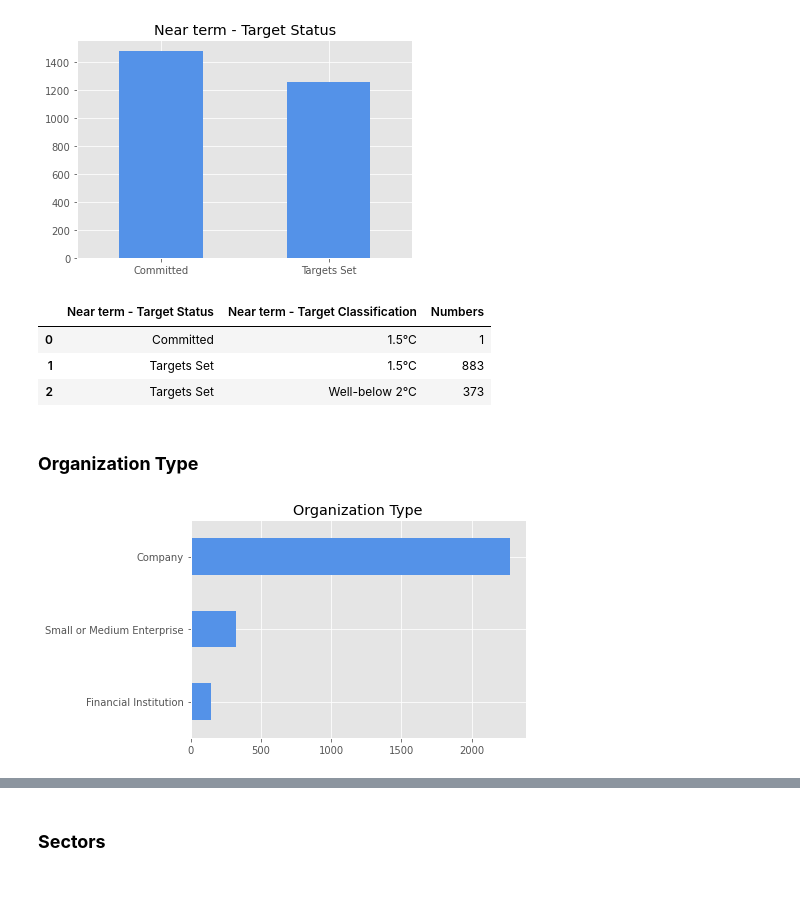
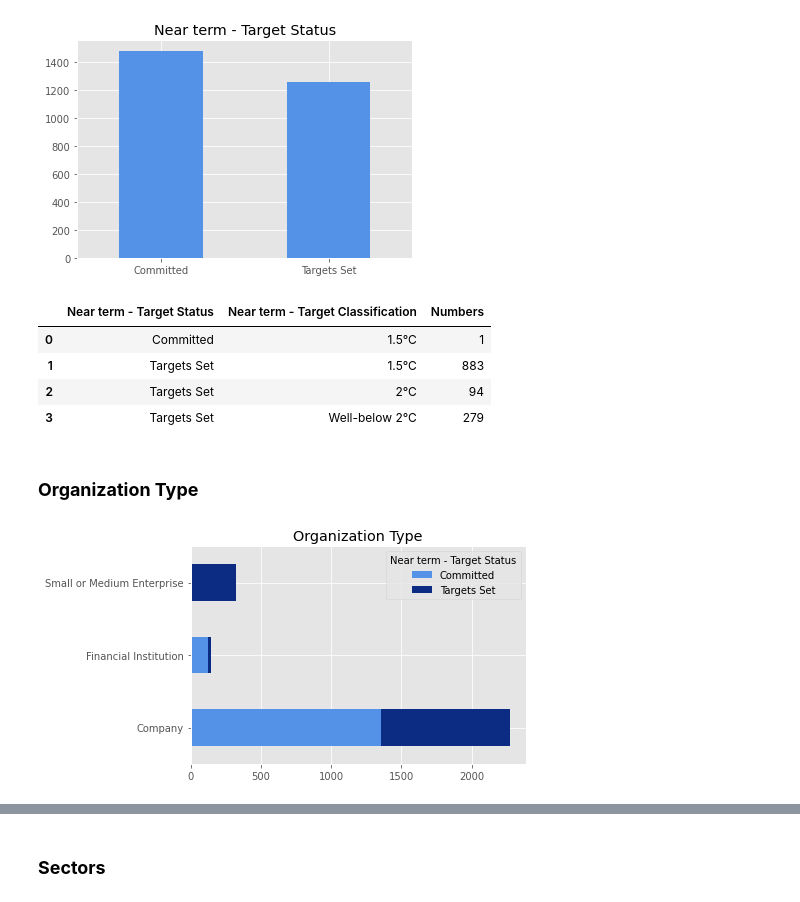
Before and after one commit to isalesp/SBTi, a Jupyter notebook: SBTi.ipynb, the cells around one changed output, grey strips where cells are left out. Drawn from its saved outputs; the diff is of its cells as text; code cells hidden in the pictures.

Commit message:
stackedcharts

```diff
--- a/SBTi.ipynb
+++ b/SBTi.ipynb
@@ -184,7 +183,6 @@ By using loc we locate in each column the data we want to update and modify the
 # %%
 data.loc[data["Near term - Target Status"]== "Targets set", "Near term - Target Status"] = "Targets Set"
 data.loc[data["Near term - Target Classification"]== "1.5°C/Well-below 2°C", "Near term - Target Classification"] = "1.5°C"
-data.loc[data["Near term - Target Classification"]== "2°C", "Near term - Target Classification"] = "Well-below 2°C"
 data.loc[data["Region"]== "europe", "Region"] = "Europe"
 data.loc[data["Region"]== "north America", "Region"] = "North America"
 data.loc[data["Sector"]== "Pharmaceuticals, Biotechnology and Life Sciences", "Sector"] = "Pharmaceuticals, Biotechnology and Life"
@@ -285,4 +282,6 @@ world_map
 ###**Registries**
 # %% [markdown]
 incorporation over time...
+# %%
+data['Year'] = data["Date"].dt.year
 # %%
@@ -314,15 +314,15 @@ tgsce1
 |  | Near term - Target Status | Near term - Target Classification | Numbers |
 | 0 | Committed | 1.5°C | 1 |
 | 1 | Targets Set | 1.5°C | 883 |
-| 2 | Targets Set | Well-below 2°C | 373 |
+| 2 | Targets Set | 2°C | 94 |
+| 3 | Targets Set | Well-below 2°C | 279 |
 # %% [markdown]
 ### **Organization Type**
 # %%
-tb7 = data.groupby(["Organization Type"])["Company Name"].count().sort_values()
-
-f5 = tb7.plot(kind = "barh", color = "#5492E8", legend=None)
+tb8 = data.groupby(["Near term - Target Status","Organization Type"])["Company Name"].count().unstack("Near term - Target Status")
+f6 = tb8.plot(kind = "barh", color = ["#5492E8", "#0c2c84"], stacked = True)
 plt.title("Organization Type")
 plt.ylabel("")
 plt.show()
 # %% [output]
-[figure, old version]
+[figure, new version]
```
Also changed, not shown: parts of 14 cells of this notebook.
